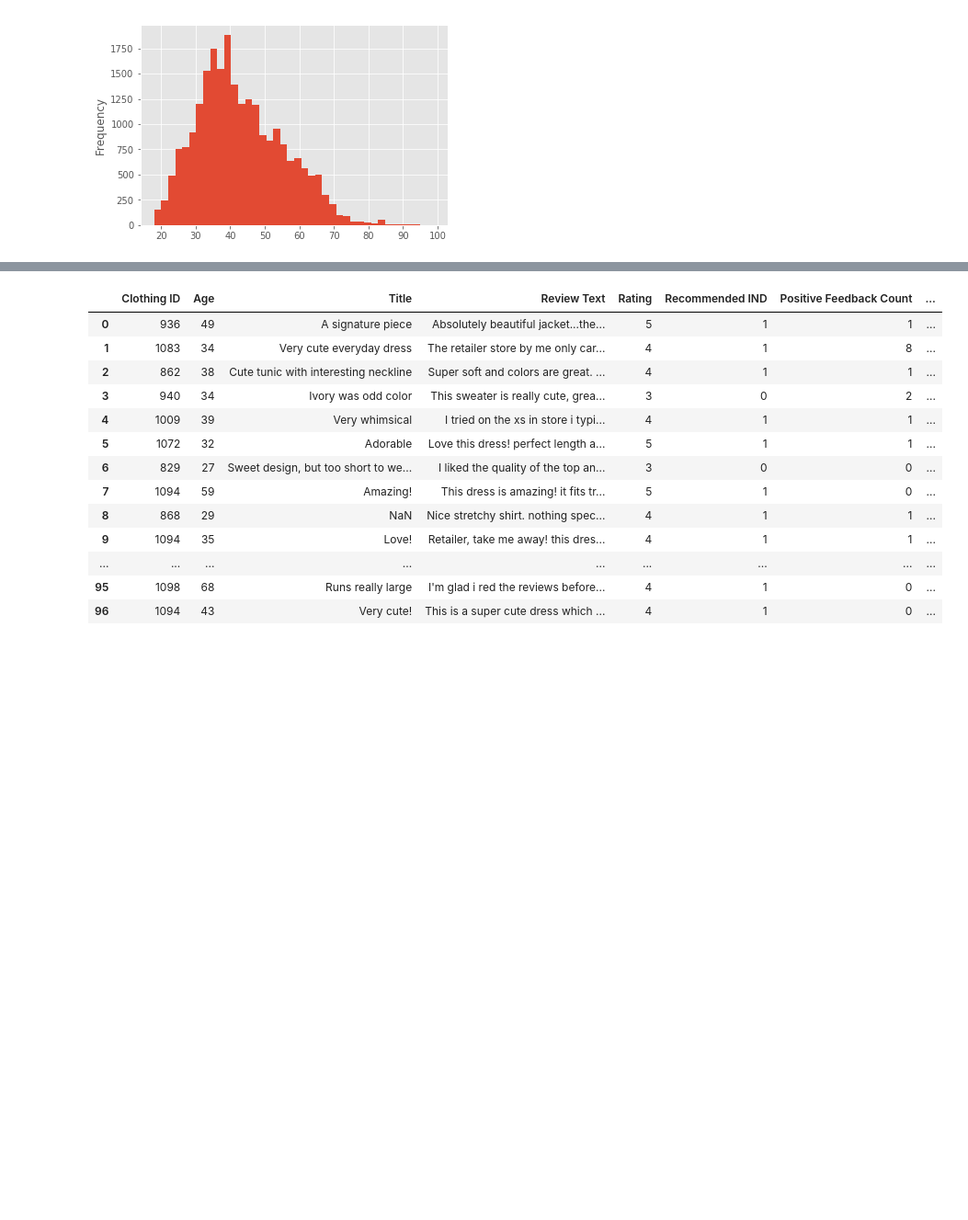
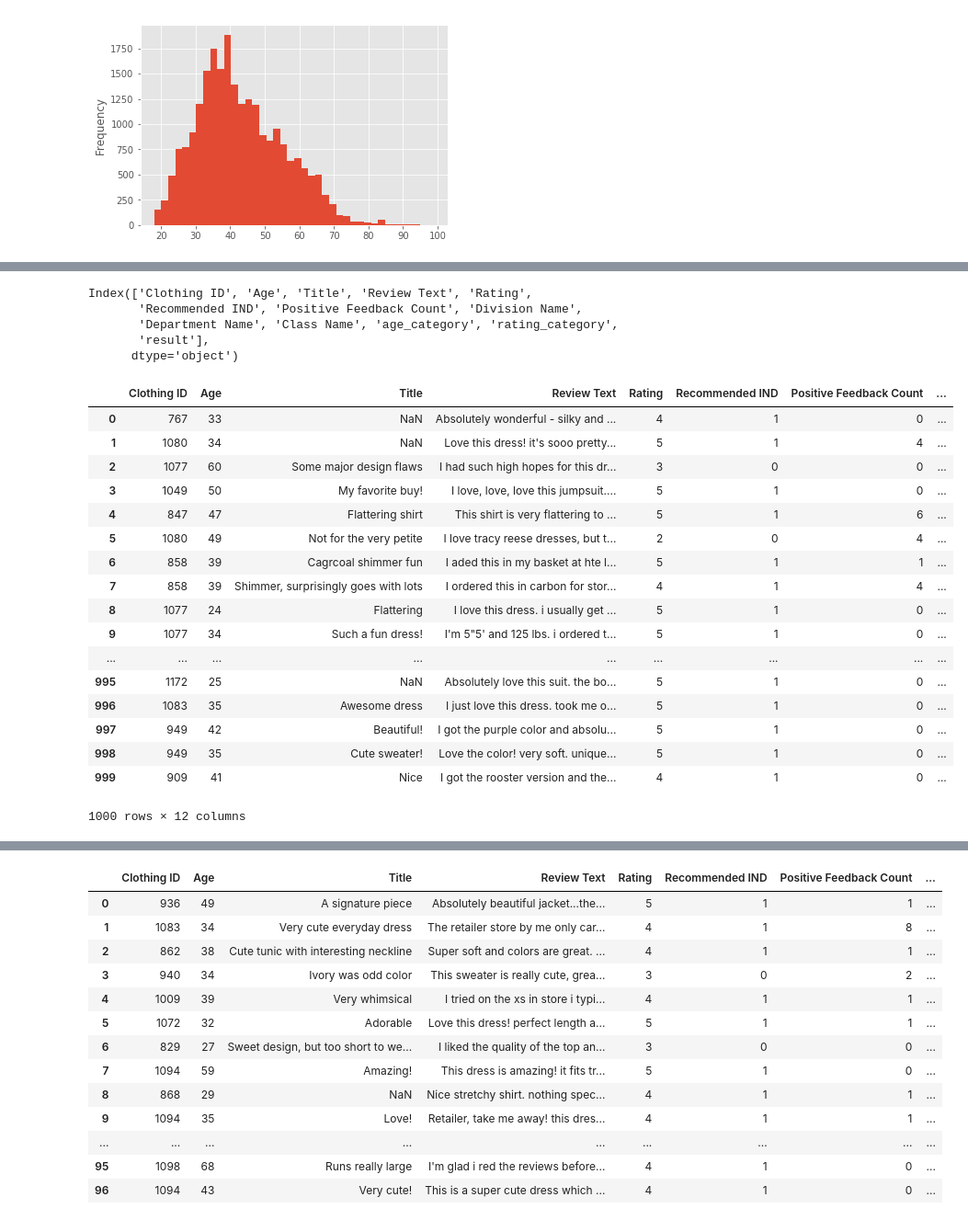
Before and after one commit to if1015-datascience-ufpe/2018-2-projeto-prepi, a Jupyter notebook: projeto/preprocessing.ipynb, the cells around one changed output, grey strips where cells are left out. Shown at 92% size. Saved outputs shown, nothing was run; the diff lists cells and outputs as text; code cells hidden in the pictures; blank space fills up the shorter version.

```diff
--- a/projeto/preprocessing.ipynb
+++ b/projeto/preprocessing.ipynb
@@ -84,3 +128,37 @@ data_set.rating_category.cat.categories = ["muito ruim", "razoável", "boa"]
+# %%
+columns = ['Clothing ID', 'Age', 'Title', 'Review Text', 'Rating',
+       'Recommended IND', 'Positive Feedback Count', 'Division Name',
+       'Department Name', 'Class Name', 'age_category', 'rating_category']
+
+ds = pd.read_csv('./data/withoutNaN.csv', skiprows=1000, nrows=1000, columns=columns)
+ds
+# %% [output]
+Index(['Clothing ID', 'Age', 'Title', 'Review Text', 'Rating',
+       'Recommended IND', 'Positive Feedback Count', 'Division Name',
+       'Department Name', 'Class Name', 'age_category', 'rating_category',
+       'result'],
+      dtype='object')
+# %%
+ds
+# %% [output]
+|  | Clothing ID | Age | Title | Review Text | Rating | Recommended IND | Positive Feedback Count | ... |
+| 0 | 767 | 33 | NaN | Absolutely wonderful - silky and ... | 4 | 1 | 0 | ... |
+| 1 | 1080 | 34 | NaN | Love this dress! it's sooo pretty... | 5 | 1 | 4 | ... |
+| 2 | 1077 | 60 | Some major design flaws | I had such high hopes for this dr... | 3 | 0 | 0 | ... |
+| 3 | 1049 | 50 | My favorite buy! | I love, love, love this jumpsuit.... | 5 | 1 | 0 | ... |
+| 4 | 847 | 47 | Flattering shirt | This shirt is very flattering to ... | 5 | 1 | 6 | ... |
+| 5 | 1080 | 49 | Not for the very petite | I love tracy reese dresses, but t... | 2 | 0 | 4 | ... |
+| 6 | 858 | 39 | Cagrcoal shimmer fun | I aded this in my basket at hte l... | 5 | 1 | 1 | ... |
+| 7 | 858 | 39 | Shimmer, surprisingly goes with lots | I ordered this in carbon for stor... | 4 | 1 | 4 | ... |
+| 8 | 1077 | 24 | Flattering | I love this dress. i usually get ... | 5 | 1 | 0 | ... |
+| 9 | 1077 | 34 | Such a fun dress! | I'm 5"5' and 125 lbs. i ordered t... | 5 | 1 | 0 | ... |
+| ... | ... | ... | ... | ... | ... | ... | ... | ... |
+| 995 | 1172 | 25 | NaN | Absolutely love this suit. the bo... | 5 | 1 | 0 | ... |
+| 996 | 1083 | 35 | Awesome dress | I just love this dress. took me o... | 5 | 1 | 0 | ... |
+| 997 | 949 | 42 | Beautiful! | I got the purple color and absolu... | 5 | 1 | 0 | ... |
+| 998 | 949 | 35 | Cute sweater! | Love the color! very soft. unique... | 5 | 1 | 0 | ... |
+| 999 | 909 | 41 | Nice | I got the rooster version and the... | 4 | 1 | 0 | ... |
+1000 rows × 12 columns
 # %%
 def analyze(text):
     payload = {'text': text}
```
Also changed, not shown: parts of 11 cells of this notebook, 2 other files.
